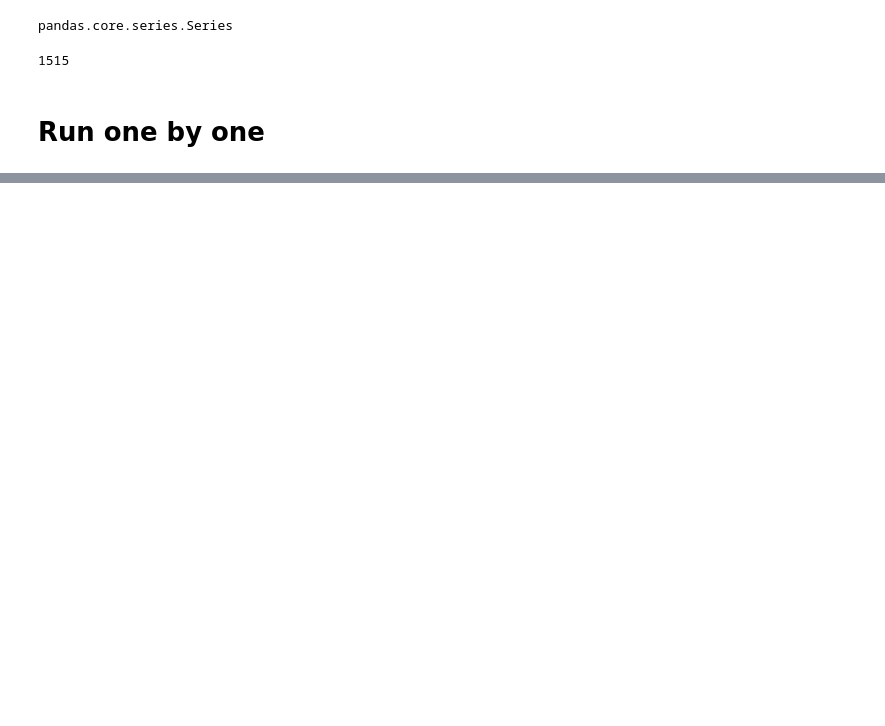
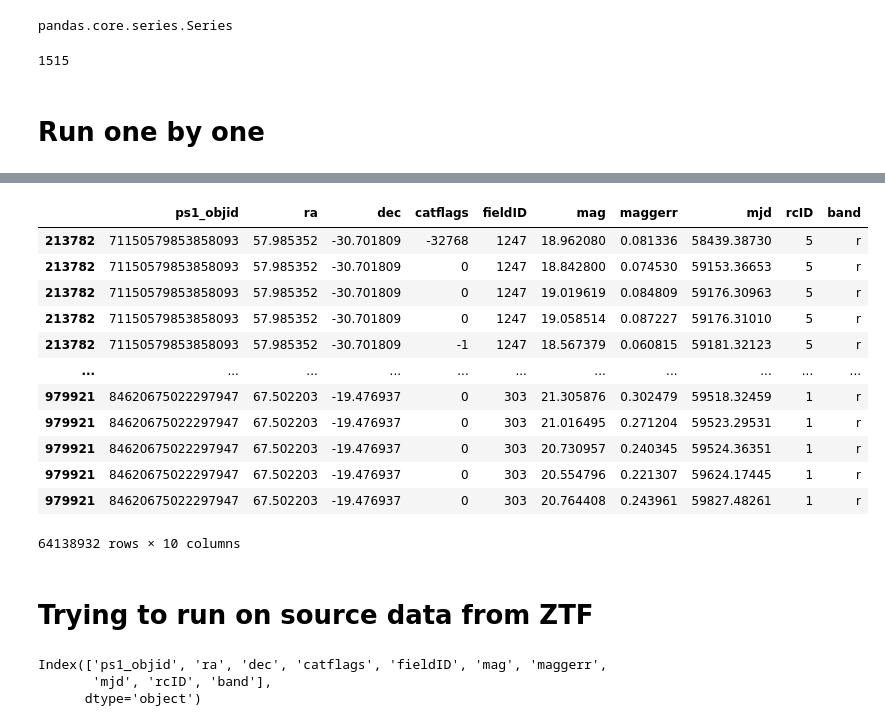
Before and after one commit to nevencaplar/epyc_notebooks, a Jupyter notebook: tiny_lsst.ipynb, the cells around one changed output, grey strips where cells are left out. Drawn from its saved outputs; the diff is of its cells as text; code cells hidden in the pictures; blank space fills up the shorter version.

```diff
--- a/tiny_lsst.ipynb
+++ b/tiny_lsst.ipynb
@@ -559,0 +605,5 @@ Name: ps1_objid, Length: 154, dtype: object
+# %%
+# takes between 10 to 40 seconds to load
+catalog = pd.read_parquet('/data3/epyc/data3/hipscat/catalogs/ztf_dr14_explode/Norder1/Npix33/catalog.parquet')
+object = pd.read_parquet('/data3/epyc/data3/hipscat/catalogs/ztf_dr14_explode/Norder1/Npix33/object.parquet')
+source = pd.read_parquet('/data3/epyc/data3/hipscat/catalogs/ztf_dr14_explode/Norder1/Npix33/source.parquet')
@@ -559,0 +650,18 @@ Name: ps1_objid, Length: 154, dtype: object
+# %%
+source
+# %% [output]
+|  | ps1_objid | ra | dec | catflags | fieldID | mag | maggerr | mjd | rcID | band |
+| 213782 | 71150579853858093 | 57.985352 | -30.701809 | -32768 | 1247 | 18.962080 | 0.081336 | 58439.38730 | 5 | r |
+| 213782 | 71150579853858093 | 57.985352 | -30.701809 | 0 | 1247 | 18.842800 | 0.074530 | 59153.36653 | 5 | r |
+| 213782 | 71150579853858093 | 57.985352 | -30.701809 | 0 | 1247 | 19.019619 | 0.084809 | 59176.30963 | 5 | r |
+| 213782 | 71150579853858093 | 57.985352 | -30.701809 | 0 | 1247 | 19.058514 | 0.087227 | 59176.31010 | 5 | r |
+| 213782 | 71150579853858093 | 57.985352 | -30.701809 | -1 | 1247 | 18.567379 | 0.060815 | 59181.32123 | 5 | r |
+| ... | ... | ... | ... | ... | ... | ... | ... | ... | ... | ... |
+| 979921 | 84620675022297947 | 67.502203 | -19.476937 | 0 | 303 | 21.305876 | 0.302479 | 59518.32459 | 1 | r |
+| 979921 | 84620675022297947 | 67.502203 | -19.476937 | 0 | 303 | 21.016495 | 0.271204 | 59523.29531 | 1 | r |
+| 979921 | 84620675022297947 | 67.502203 | -19.476937 | 0 | 303 | 20.730957 | 0.240345 | 59524.36351 | 1 | r |
+| 979921 | 84620675022297947 | 67.502203 | -19.476937 | 0 | 303 | 20.554796 | 0.221307 | 59624.17445 | 1 | r |
+| 979921 | 84620675022297947 | 67.502203 | -19.476937 | 0 | 303 | 20.764408 | 0.243961 | 59827.48261 | 1 | r |
+64138932 rows × 10 columns
+# %% [markdown]
+# Trying to run on source data from ZTF
@@ -559,0 +676,6 @@ Name: ps1_objid, Length: 154, dtype: object
+# %%
+source.columns
+# %% [output]
+Index(['ps1_objid', 'ra', 'dec', 'catflags', 'fieldID', 'mag', 'maggerr',
+       'mjd', 'rcID', 'band'],
+      dtype='object')
```
Also changed, not shown: parts of 63 cells of this notebook.
